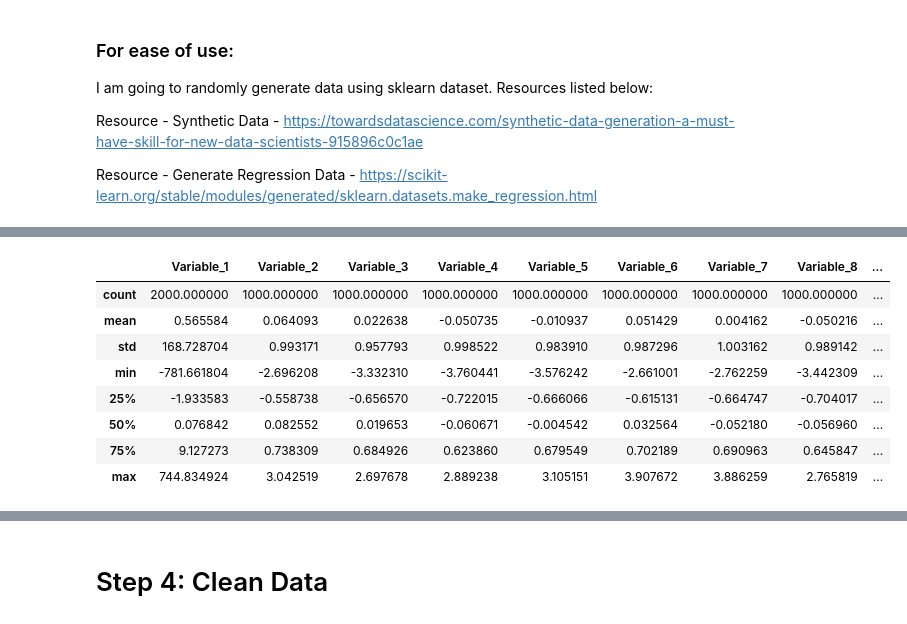
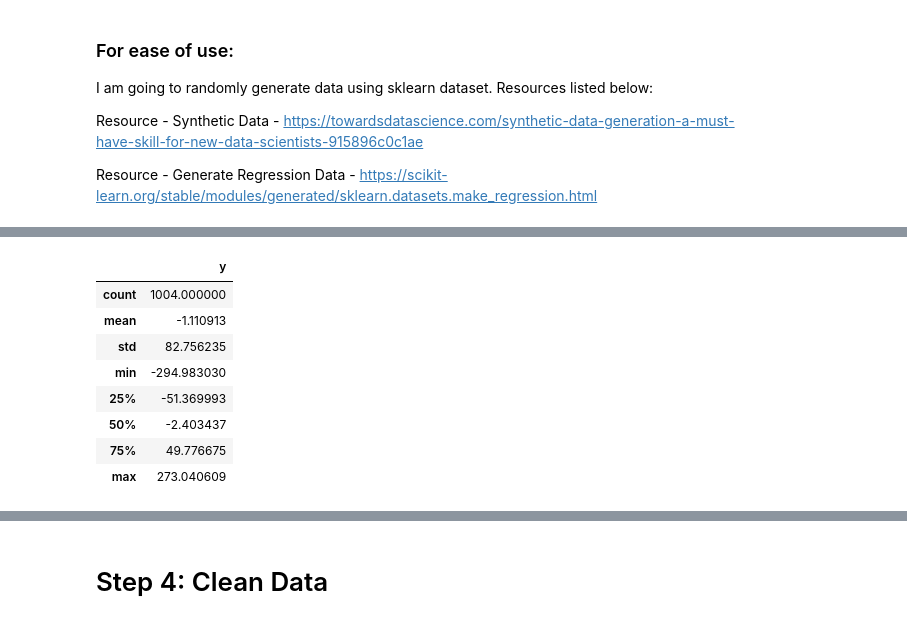
Before and after one commit to TheDataMentor/DataCurriculum, a Jupyter notebook: notebooks/0.2_TheDataMentor_RegressionAnalysis.ipynb, the cells around one changed output, grey strips where cells are left out. Cells and saved outputs as stored; diff of their text form; code cells hidden in the pictures.

```diff
--- a/notebooks/0.2_TheDataMentor_RegressionAnalysis.ipynb
+++ b/notebooks/0.2_TheDataMentor_RegressionAnalysis.ipynb
@@ -99,12 +232,12 @@ df.columns = ['Variable_'+str(df+1) for df in range(df.shape[1])]
 # %%
-df.describe()
+y_df.describe()
 # %% [output]
-|  | Variable_1 | Variable_2 | Variable_3 | Variable_4 | Variable_5 | Variable_6 | Variable_7 | Variable_8 | ... |
-| count | 2000.000000 | 1000.000000 | 1000.000000 | 1000.000000 | 1000.000000 | 1000.000000 | 1000.000000 | 1000.000000 | ... |
-| mean | 0.565584 | 0.064093 | 0.022638 | -0.050735 | -0.010937 | 0.051429 | 0.004162 | -0.050216 | ... |
-| std | 168.728704 | 0.993171 | 0.957793 | 0.998522 | 0.983910 | 0.987296 | 1.003162 | 0.989142 | ... |
-| min | -781.661804 | -2.696208 | -3.332310 | -3.760441 | -3.576242 | -2.661001 | -2.762259 | -3.442309 | ... |
-| 25% | -1.933583 | -0.558738 | -0.656570 | -0.722015 | -0.666066 | -0.615131 | -0.664747 | -0.704017 | ... |
-| 50% | 0.076842 | 0.082552 | 0.019653 | -0.060671 | -0.004542 | 0.032564 | -0.052180 | -0.056960 | ... |
-| 75% | 9.127273 | 0.738309 | 0.684926 | 0.623860 | 0.679549 | 0.702189 | 0.690963 | 0.645847 | ... |
-| max | 744.834924 | 3.042519 | 2.697678 | 2.889238 | 3.105151 | 3.907672 | 3.886259 | 2.765819 | ... |
+|  | y |
+| count | 1004.000000 |
+| mean | -1.110913 |
+| std | 82.756235 |
+| min | -294.983030 |
+| 25% | -51.369993 |
+| 50% | -2.403437 |
+| 75% | 49.776675 |
+| max | 273.040609 |
```
Also changed, not shown: parts of 52 cells of this notebook.
